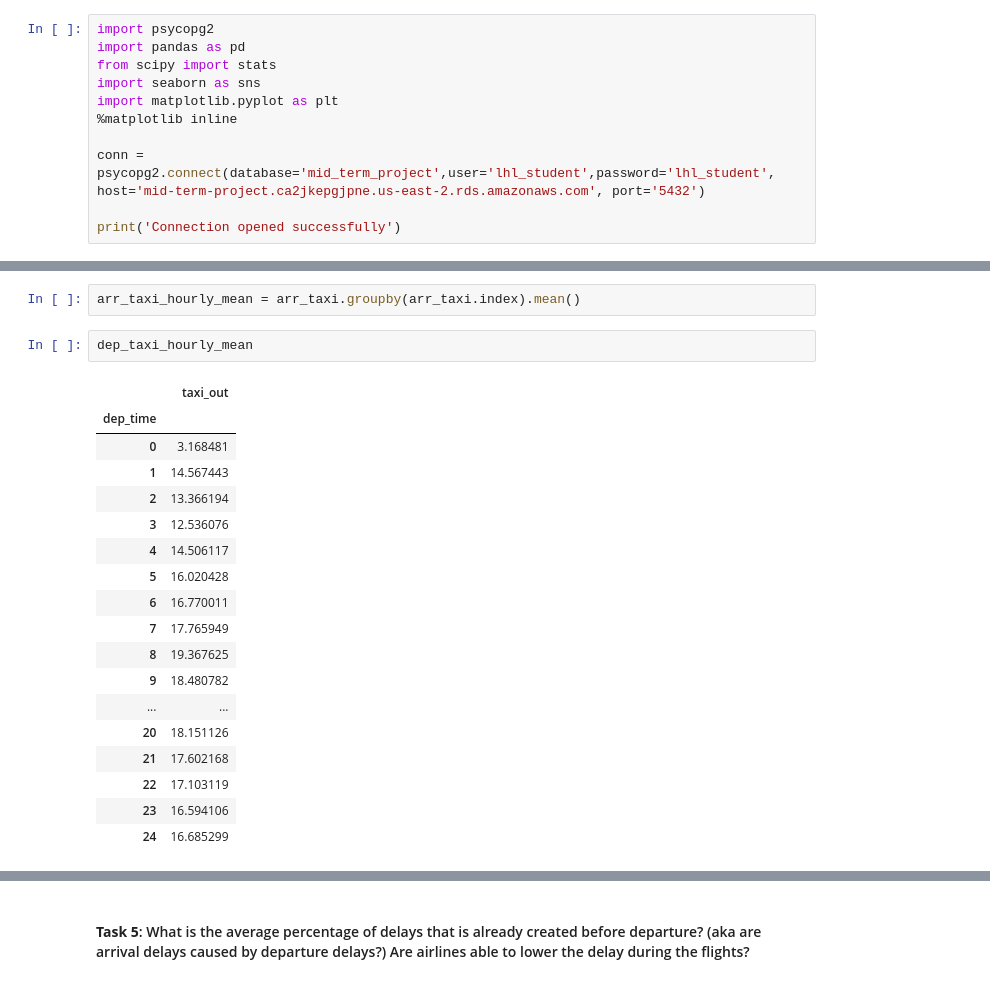
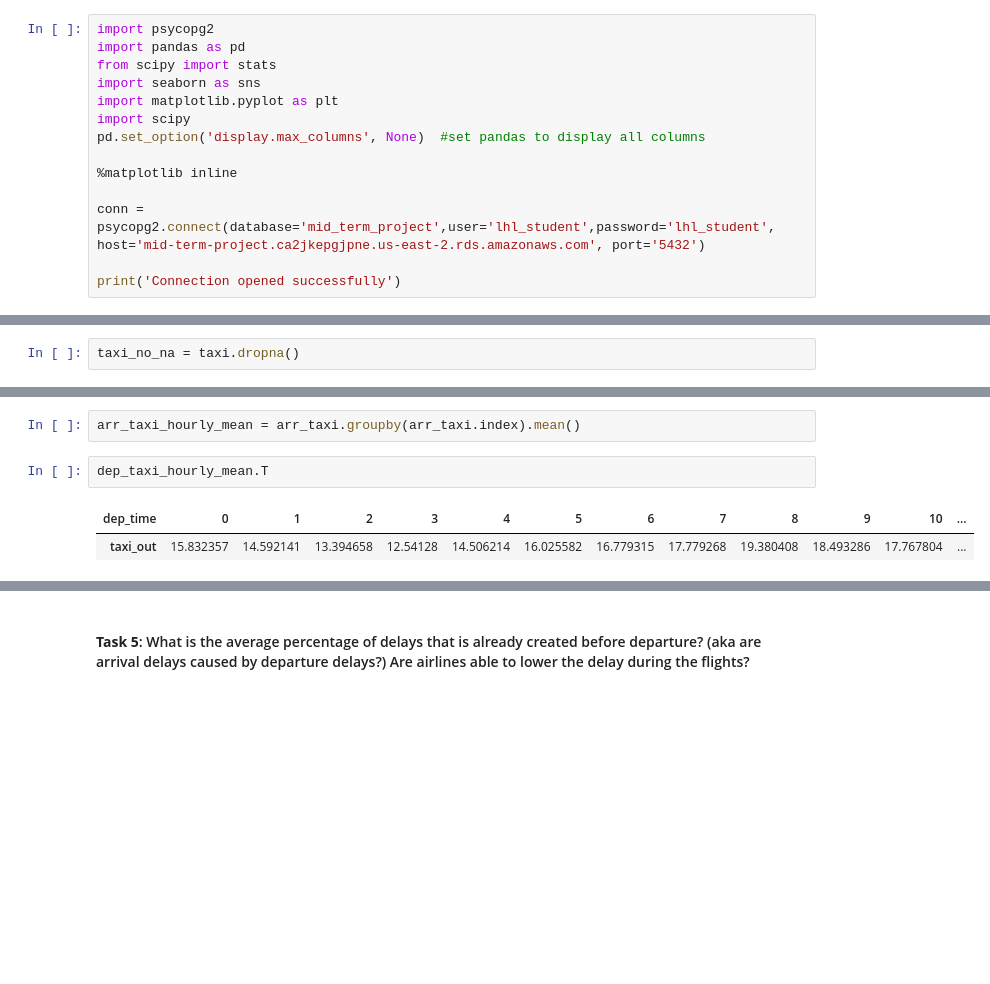
Before and after one commit to albina-m/LHL-Midterm-Flights, a Jupyter notebook: exploratory_analysis.ipynb, the cells around one changed output, grey strips where cells are left out. Cells and saved outputs as stored; diff of their text form; blank space fills up the shorter version.

```diff
--- a/exploratory_analysis.ipynb
+++ b/exploratory_analysis.ipynb
@@ -11,6 +11,9 @@ import pandas as pd
 from scipy import stats
 import seaborn as sns
 import matplotlib.pyplot as plt
+import scipy
+pd.set_option('display.max_columns', None)  #set pandas to display all columns
+
 %matplotlib inline
 
 conn = psycopg2.connect(database='mid_term_project',user='lhl_student',password='lhl_student', host='mid-term-project.ca2jkepgjpne.us-east-2.rds.amazonaws.com', port='5432')
@@ -145,0 +143,2 @@ taxi_no_na = taxi.fillna(0)
+# %%
+taxi_no_na = taxi.dropna()
@@ -158,24 +165,8 @@ dep_taxi_hourly_mean = dep_taxi.groupby(dep_taxi.index).mean()
 # %%
 arr_taxi_hourly_mean = arr_taxi.groupby(arr_taxi.index).mean()
 # %%
-dep_taxi_hourly_mean
+dep_taxi_hourly_mean.T
 # %% [output]
-|  | taxi_out |
-| dep_time |  |
-| 0 | 3.168481 |
-| 1 | 14.567443 |
-| 2 | 13.366194 |
-| 3 | 12.536076 |
-| 4 | 14.506117 |
-| 5 | 16.020428 |
-| 6 | 16.770011 |
-| 7 | 17.765949 |
-| 8 | 19.367625 |
-| 9 | 18.480782 |
-| ... | ... |
-| 20 | 18.151126 |
-| 21 | 17.602168 |
-| 22 | 17.103119 |
-| 23 | 16.594106 |
-| 24 | 16.685299 |
+| dep_time | 0 | 1 | 2 | 3 | 4 | 5 | 6 | 7 | 8 | 9 | 10 | ... |
+| taxi_out | 15.832357 | 14.592141 | 13.394658 | 12.54128 | 14.506214 | 16.025582 | 16.779315 | 17.779268 | 19.380408 | 18.493286 | 17.767804 | ... |
 # %%
```
Also changed, not shown: parts of 8 cells of this notebook, 2 other files.
